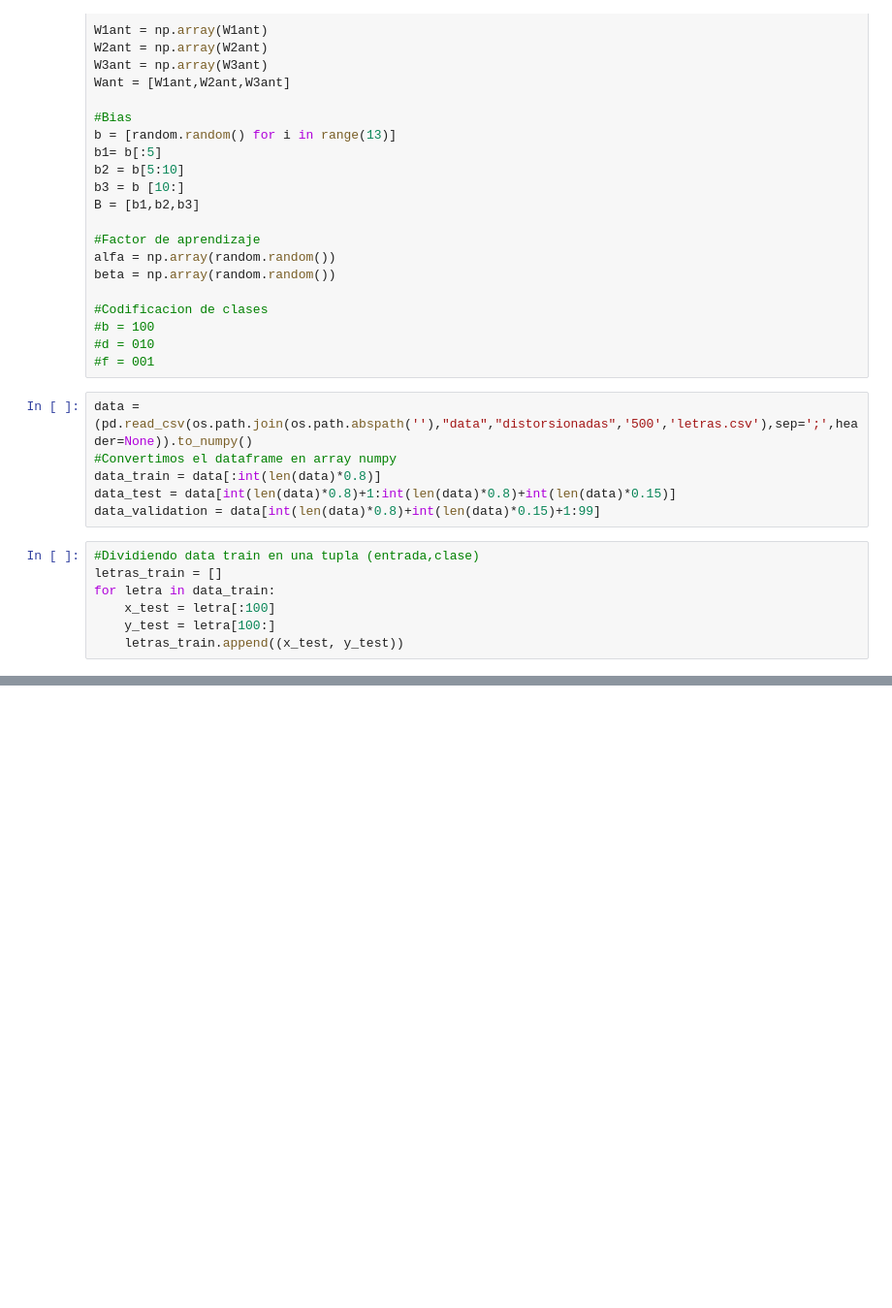
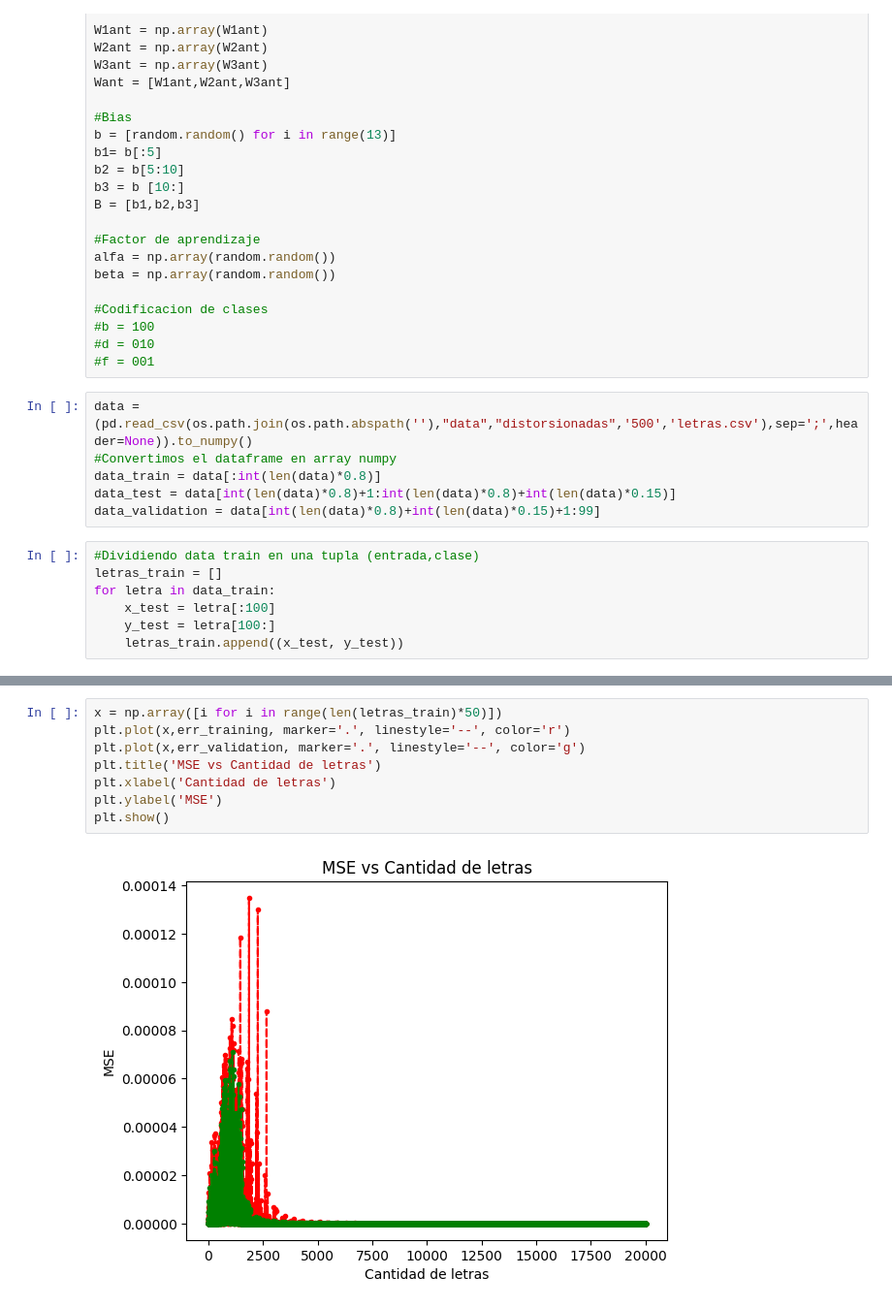
Before and after one commit to CrlsAlejandro97/Perceptron-Multicapa, a Jupyter notebook: src/preCore.ipynb, the cells around one changed output, grey strips where cells are left out. Shown: that part at 97% size. Saved outputs shown, nothing was run; the diff lists cells and outputs as text; blank space fills up the shorter version.

```diff
--- a/src/preCore.ipynb
+++ b/src/preCore.ipynb
@@ -148,2 +172,12 @@ for epoc in range(100):
+# %%
+x = np.array([i for i in range(len(letras_train)*50)])
+plt.plot(x,err_training, marker='.', linestyle='--', color='r')
+plt.plot(x,err_validation, marker='.', linestyle='--', color='g')
+plt.title('MSE vs Cantidad de letras')
+plt.xlabel('Cantidad de letras')
+plt.ylabel('MSE')
+plt.show()
+# %% [output]
+[figure, added]
 # %%
 #VALIDATION
```
Also changed, not shown: parts of 4 cells of this notebook, 1 other file.
